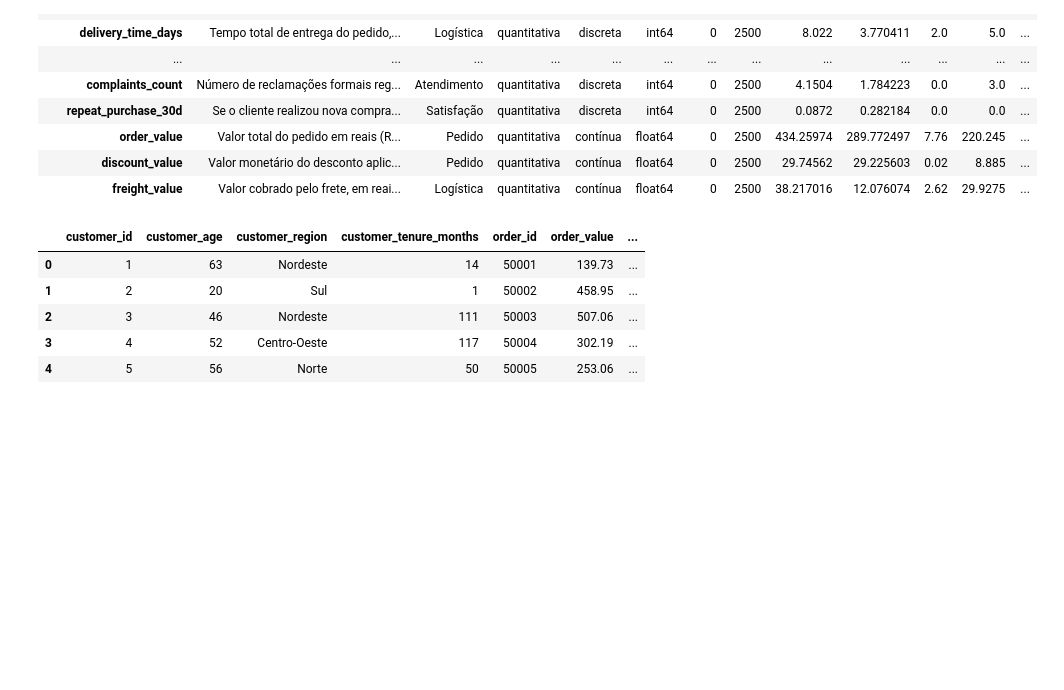
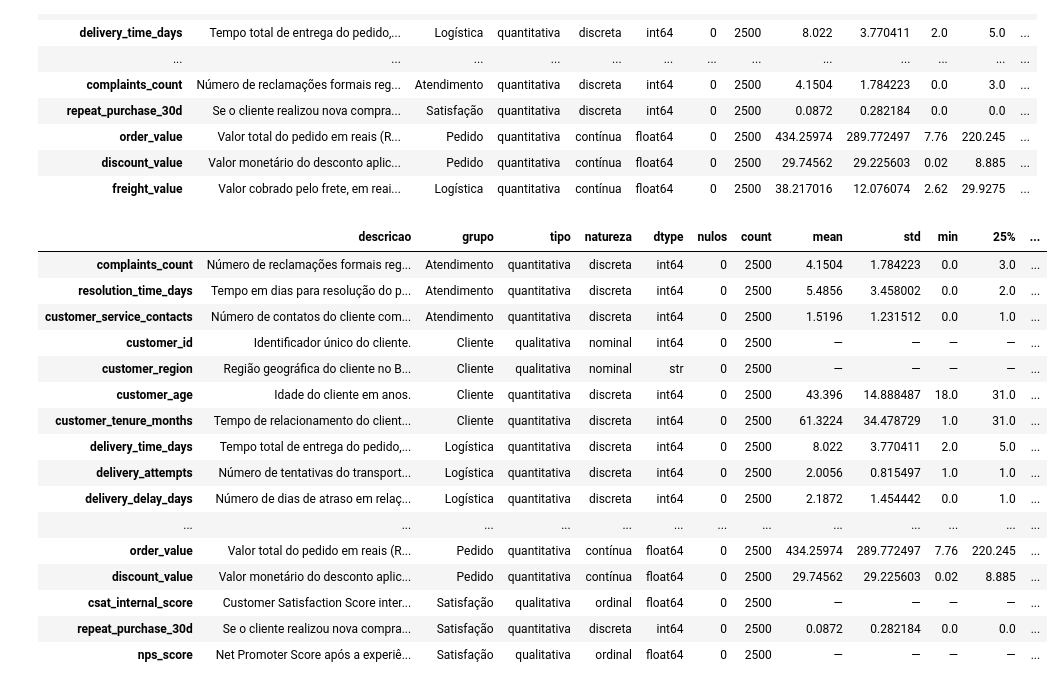
Before and after one commit to PHRaulino-Space/tech-challenge-fiap, a Jupyter notebook: notebooks/dados.ipynb, the cells around one changed output. Drawn from its saved outputs; the diff is of its cells as text; code cells hidden in the pictures; blank space fills up the shorter version.

```diff
--- a/notebooks/dados.ipynb
+++ b/notebooks/dados.ipynb
@@ -108,11 +108,22 @@ df_infos
 | discount_value | Valor monetário do desconto aplic... | Pedido | quantitativa | contínua | float64 | 0 | 2500 | 29.74562 | 29.225603 | 0.02 | 8.885 | ... |
 | freight_value | Valor cobrado pelo frete, em reai... | Logística | quantitativa | contínua | float64 | 0 | 2500 | 38.217016 | 12.076074 | 2.62 | 29.9275 | ... |
 # %%
-df.head()
+df_infos.sort_values("grupo")
 # %% [output]
-|  | customer_id | customer_age | customer_region | customer_tenure_months | order_id | order_value | ... |
-| 0 | 1 | 63 | Nordeste | 14 | 50001 | 139.73 | ... |
-| 1 | 2 | 20 | Sul | 1 | 50002 | 458.95 | ... |
-| 2 | 3 | 46 | Nordeste | 111 | 50003 | 507.06 | ... |
-| 3 | 4 | 52 | Centro-Oeste | 117 | 50004 | 302.19 | ... |
-| 4 | 5 | 56 | Norte | 50 | 50005 | 253.06 | ... |
+|  | descricao | grupo | tipo | natureza | dtype | nulos | count | mean | std | min | 25% | ... |
+| complaints_count | Número de reclamações formais reg... | Atendimento | quantitativa | discreta | int64 | 0 | 2500 | 4.1504 | 1.784223 | 0.0 | 3.0 | ... |
+| resolution_time_days | Tempo em dias para resolução do p... | Atendimento | quantitativa | discreta | int64 | 0 | 2500 | 5.4856 | 3.458002 | 0.0 | 2.0 | ... |
+| customer_service_contacts | Número de contatos do cliente com... | Atendimento | quantitativa | discreta | int64 | 0 | 2500 | 1.5196 | 1.231512 | 0.0 | 1.0 | ... |
+| customer_id | Identificador único do cliente. | Cliente | qualitativa | nominal | int64 | 0 | 2500 | — | — | — | — | ... |
+| customer_region | Região geográfica do cliente no B... | Cliente | qualitativa | nominal | str | 0 | 2500 | — | — | — | — | ... |
+| customer_age | Idade do cliente em anos. | Cliente | quantitativa | discreta | int64 | 0 | 2500 | 43.396 | 14.888487 | 18.0 | 31.0 | ... |
+| customer_tenure_months | Tempo de relacionamento do client... | Cliente | quantitativa | discreta | int64 | 0 | 2500 | 61.3224 | 34.478729 | 1.0 | 31.0 | ... |
+| delivery_time_days | Tempo total de entrega do pedido,... | Logística | quantitativa | discreta | int64 | 0 | 2500 | 8.022 | 3.770411 | 2.0 | 5.0 | ... |
+| delivery_attempts | Número de tentativas do transport... | Logística | quantitativa | discreta | int64 | 0 | 2500 | 2.0056 | 0.815497 | 1.0 | 1.0 | ... |
+| delivery_delay_days | Número de dias de atraso em relaç... | Logística | quantitativa | discreta | int64 | 0 | 2500 | 2.1872 | 1.454442 | 0.0 | 1.0 | ... |
+| ... | ... | ... | ... | ... | ... | ... | ... | ... | ... | ... | ... | ... |
+| order_value | Valor total do pedido em reais (R... | Pedido | quantitativa | contínua | float64 | 0 | 2500 | 434.25974 | 289.772497 | 7.76 | 220.245 | ... |
+| discount_value | Valor monetário do desconto aplic... | Pedido | quantitativa | contínua | float64 | 0 | 2500 | 29.74562 | 29.225603 | 0.02 | 8.885 | ... |
+| csat_internal_score | Customer Satisfaction Score inter... | Satisfação | qualitativa | ordinal | float64 | 0 | 2500 | — | — | — | — | ... |
+| repeat_purchase_30d | Se o cliente realizou nova compra... | Satisfação | quantitativa | discreta | int64 | 0 | 2500 | 0.0872 | 0.282184 | 0.0 | 0.0 | ... |
+| nps_score | Net Promoter Score após a experiê... | Satisfação | qualitativa | ordinal | float64 | 0 | 2500 | — | — | — | — | ... |
```
Also changed, not shown: parts of 3 cells of this notebook, 12 other files.
